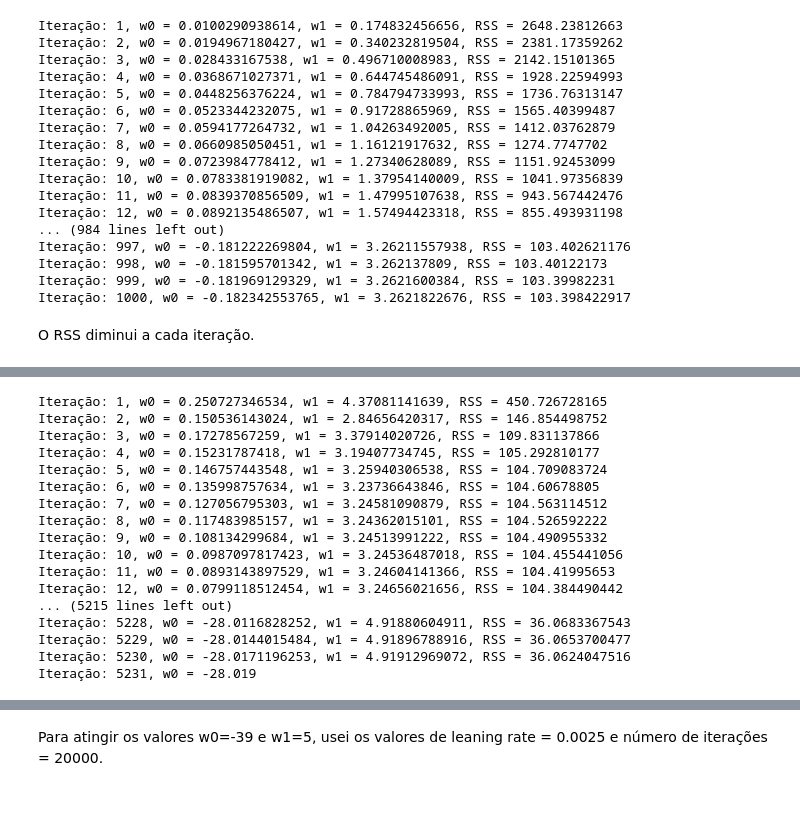
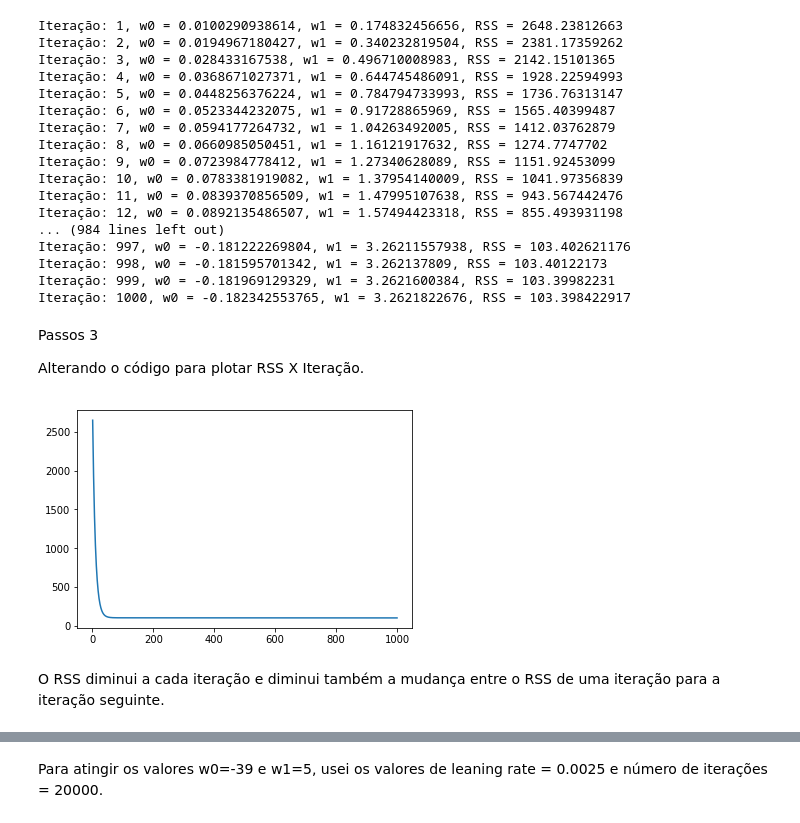
Before and after one commit to RenatoEly/aprendizagemDeMaquina, a Jupyter notebook: Ex1/Ex1_aprendizagem_maquina.ipynb, the cells around one changed output, grey strips where cells are left out. Drawn from its saved outputs; the diff is of its cells as text; code cells hidden in the pictures.

Commit message:
Finalizando os passos (falta só deixar mais bonito)

```diff
--- a/Ex1/Ex1_aprendizagem_maquina.ipynb
+++ b/Ex1/Ex1_aprendizagem_maquina.ipynb
@@ -11,7 +13,7 @@ def compute_RSS(b, m, points):
         y = points[i,1]
         totalError += (y - (m*x + b))**2
 
-    return totalError / float(len(points))
+    return totalError
 # %%
 def step_gradient(current_b, current_m, points, learning_rate):
     b_gradient = 0
@@ -72,7 +71,36 @@ Iteração: 997, w0 = -0.181222269804, w1 = 3.26211557938, RSS = 103.402621176
 Iteração: 998, w0 = -0.181595701342, w1 = 3.262137809, RSS = 103.40122173
 Iteração: 999, w0 = -0.181969129329, w1 = 3.2621600384, RSS = 103.39982231
 Iteração: 1000, w0 = -0.182342553765, w1 = 3.2621822676, RSS = 103.398422917
-# %% [markdown]
-O RSS diminui a cada iteração.
+# %% [markdown]
+Passos 3
+
+Alterando o código para plotar RSS X Iteração.
+# %%
+def gradient_descent_runner2(points, initial_b, initial_m, learning_rate, num_iterations):
+    current_b = initial_b
+    current_m = initial_m
+    X_plot = []
+    Y_plot = []
+
+    for i in range(num_iterations):
+        current_b, current_m = step_gradient(current_b, current_m, array(points), learning_rate)
+        X_plot.append(i+1)
+        Y_plot.append(compute_RSS(current_b, current_m, points))
+
+    pyplot.plot(X_plot,Y_plot)
+    return [current_b,current_m]
+# %%
+def run2():
+    learning_rate = 0.0001
+    initial_b = 0
+    initial_m = 0
+    num_iterations = 1000
+    gradient_descent_runner2(points,initial_b,initial_m,learning_rate, num_iterations)
+
+run2()
+# %% [output]
+[figure, added]
+# %% [markdown]
+O RSS diminui a cada iteração e diminui também a mudança entre o RSS de uma iteração para a iteração seguinte.
 # %% [markdown]
 Passo 4
@@ -87,20 +115,0 @@ def run2():
-# %%
-run2()
-# %% [output]
-Iteração: 1, w0 = 0.250727346534, w1 = 4.37081141639, RSS = 450.726728165
-Iteração: 2, w0 = 0.150536143024, w1 = 2.84656420317, RSS = 146.854498752
-Iteração: 3, w0 = 0.17278567259, w1 = 3.37914020726, RSS = 109.831137866
-Iteração: 4, w0 = 0.15231787418, w1 = 3.19407734745, RSS = 105.292810177
-Iteração: 5, w0 = 0.146757443548, w1 = 3.25940306538, RSS = 104.709083724
-Iteração: 6, w0 = 0.135998757634, w1 = 3.23736643846, RSS = 104.60678805
-Iteração: 7, w0 = 0.127056795303, w1 = 3.24581090879, RSS = 104.563114512
-Iteração: 8, w0 = 0.117483985157, w1 = 3.24362015101, RSS = 104.526592222
-Iteração: 9, w0 = 0.108134299684, w1 = 3.24513991222, RSS = 104.490955332
-Iteração: 10, w0 = 0.0987097817423, w1 = 3.24536487018, RSS = 104.455441056
-Iteração: 11, w0 = 0.0893143897529, w1 = 3.24604141366, RSS = 104.41995653
-Iteração: 12, w0 = 0.0799118512454, w1 = 3.24656021656, RSS = 104.384490442
-... (5215 lines left out)
-Iteração: 5228, w0 = -28.0116828252, w1 = 4.91880604911, RSS = 36.0683367543
-Iteração: 5229, w0 = -28.0144015484, w1 = 4.91896788916, RSS = 36.0653700477
-Iteração: 5230, w0 = -28.0171196253, w1 = 4.91912969072, RSS = 36.0624047516
-Iteração: 5231, w0 = -28.019
```
Also changed, not shown: parts of 14 cells of this notebook, 1 other file.
